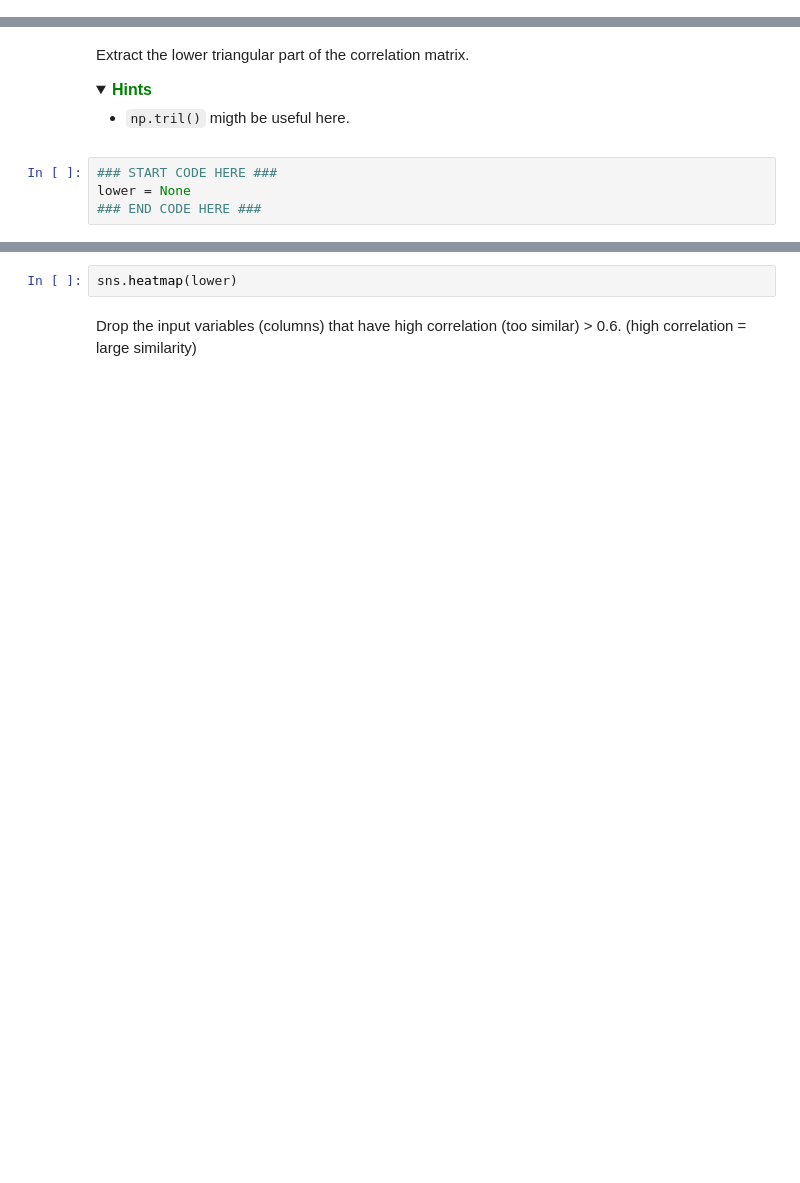
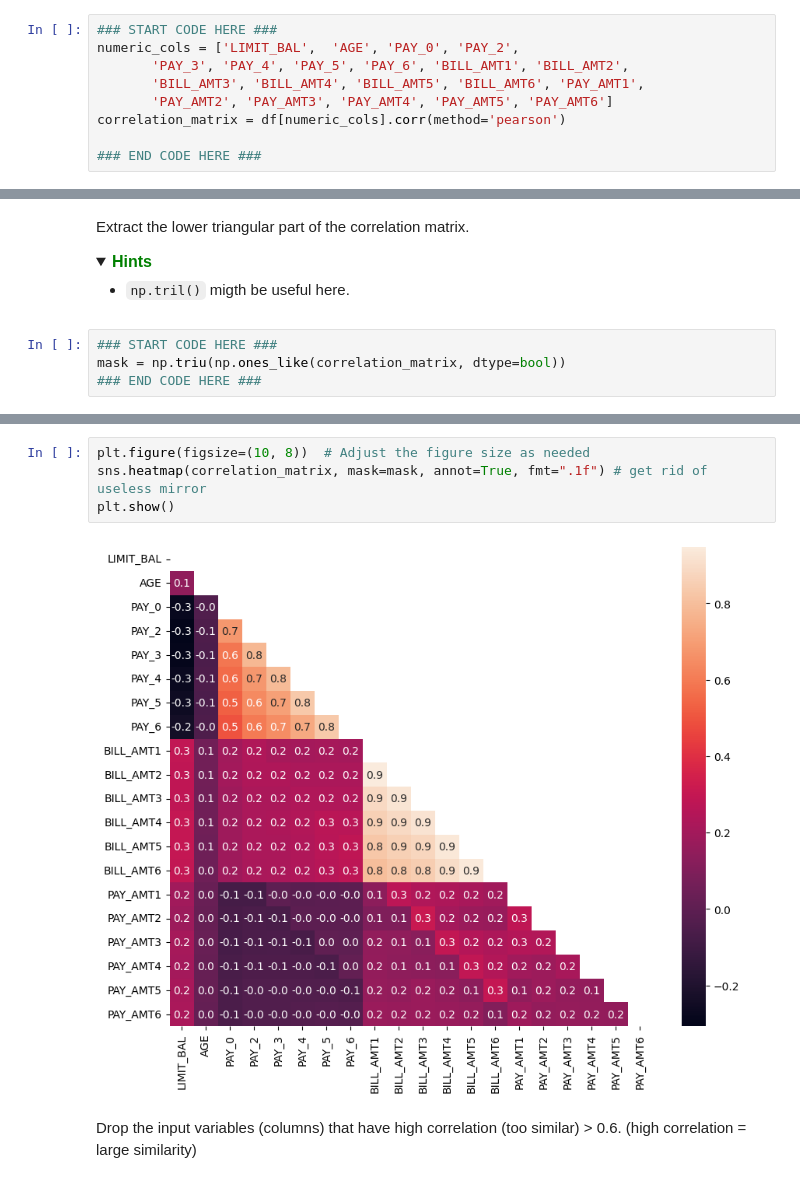
Before and after one commit to MrYellowSock/CE_MACHINE_LEARNING, a Jupyter notebook: lab1/Lab1-2.ipynb, the cells around one changed output, grey strips where cells are left out. Saved outputs shown, nothing was run; the diff lists cells and outputs as text; folded sections open; blank space fills up the shorter version.

```diff
--- a/lab1/Lab1-2.ipynb
+++ b/lab1/Lab1-2.ipynb
@@ -191,3 +288,12 @@ correlation_matrix = None
+# %%
+### START CODE HERE ###
+numeric_cols = ['LIMIT_BAL',  'AGE', 'PAY_0', 'PAY_2',
+       'PAY_3', 'PAY_4', 'PAY_5', 'PAY_6', 'BILL_AMT1', 'BILL_AMT2',
+       'BILL_AMT3', 'BILL_AMT4', 'BILL_AMT5', 'BILL_AMT6', 'PAY_AMT1',
+       'PAY_AMT2', 'PAY_AMT3', 'PAY_AMT4', 'PAY_AMT5', 'PAY_AMT6']
+correlation_matrix = df[numeric_cols].corr(method='pearson')
+
+### END CODE HERE ###
 # %% [markdown]
 <details>
 
@@ -216,7 +326,7 @@ Extract the lower triangular part of the correlation matrix.
 </details>
 # %%
 ### START CODE HERE ###
-lower = None
+mask = np.triu(np.ones_like(correlation_matrix, dtype=bool))
 ### END CODE HERE ###
 # %% [markdown]
 <details>
@@ -231,8 +341,12 @@ lower = None
 
 ![image.png](attachment:image.png)
 </details>
-# %%
-sns.heatmap(lower)
+# %%
+plt.figure(figsize=(10, 8))  # Adjust the figure size as needed
+sns.heatmap(correlation_matrix, mask=mask, annot=True, fmt=".1f") # get rid of useless mirror
+plt.show()
+# %% [output]
+[figure, added]
 # %% [markdown]
 Drop the input variables (columns) that have high correlation (too similar) > 0.6.
 (high correlation = large similarity)
```
Also changed, not shown: parts of 21 cells of this notebook.
